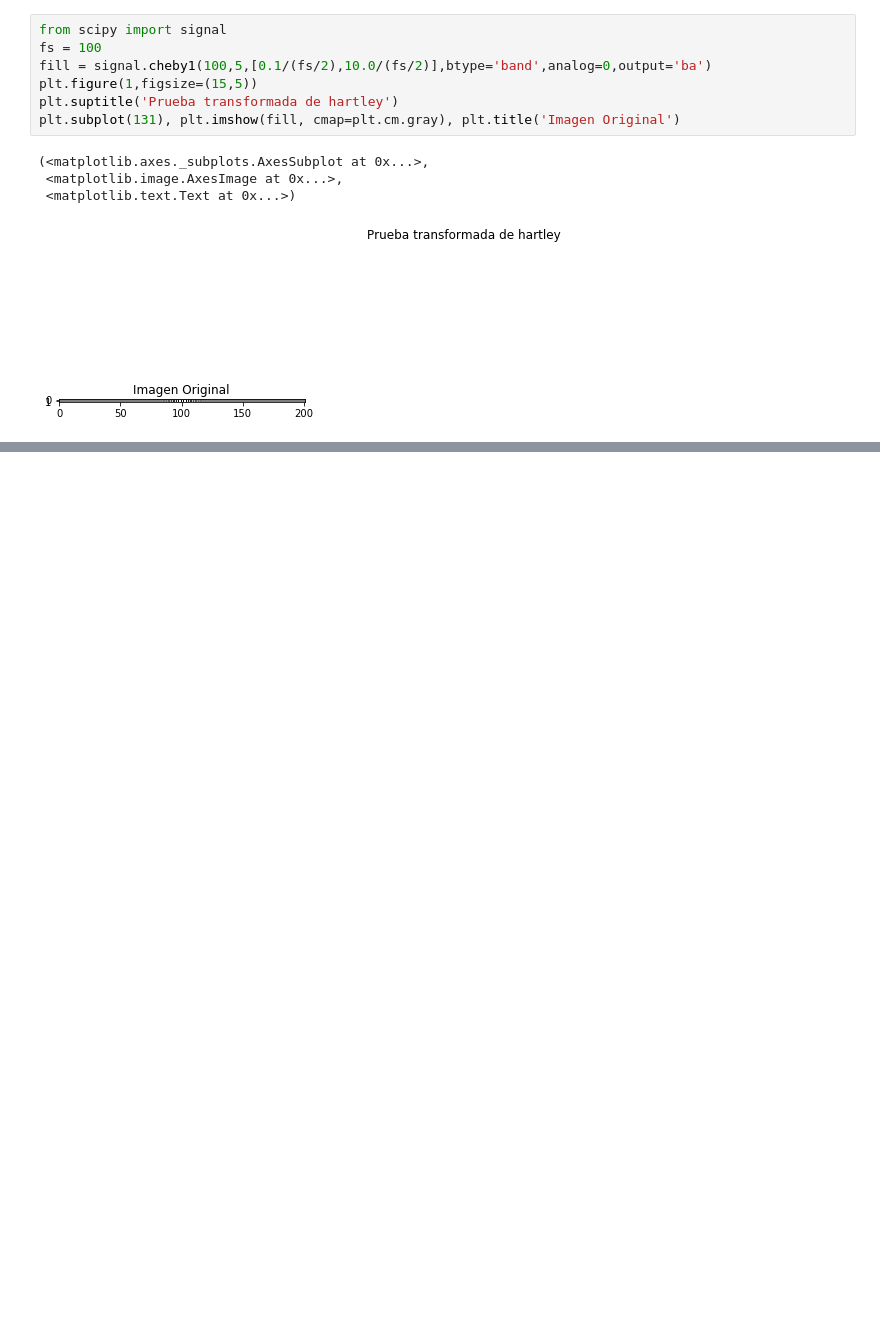
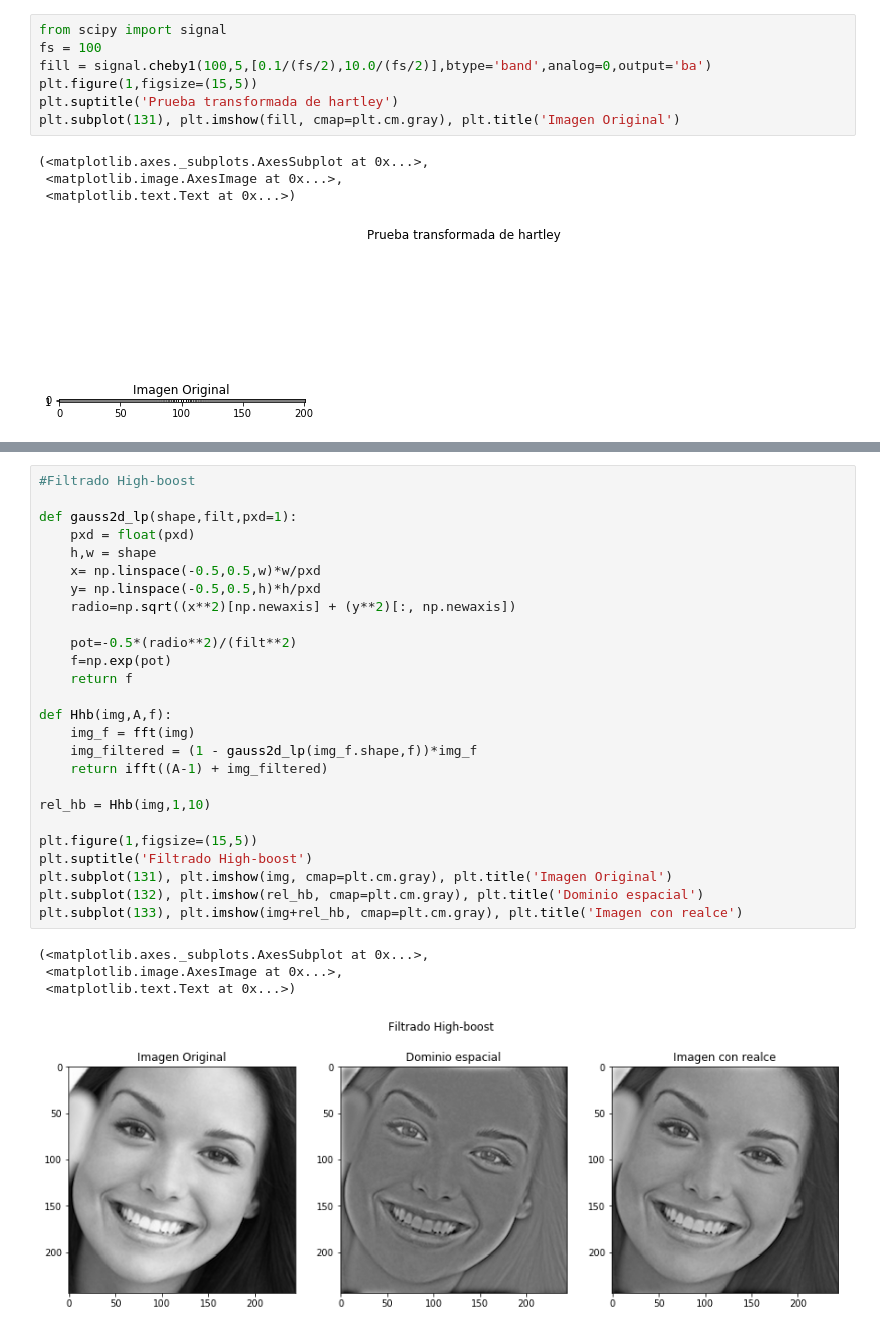
Before and after one commit to seradiazpin/MachineVisionUnal, a Jupyter notebook: Tarea5/Tarea5.ipynb, the cells around one changed output, grey strips where cells are left out. Saved outputs shown, nothing was run; the diff lists cells and outputs as text; blank space fills up the shorter version.

```diff
--- a/Tarea5/Tarea5.ipynb
+++ b/Tarea5/Tarea5.ipynb
@@ -40,0 +93,31 @@ plt.subplot(131), plt.imshow(fill, cmap=plt.cm.gray), plt.title('Imagen Original
+# %%
+#Filtrado High-boost
+
+def gauss2d_lp(shape,filt,pxd=1):
+    pxd = float(pxd)
+    h,w = shape
+    x= np.linspace(-0.5,0.5,w)*w/pxd
+    y= np.linspace(-0.5,0.5,h)*h/pxd
+    radio=np.sqrt((x**2)[np.newaxis] + (y**2)[:, np.newaxis])
+
+    pot=-0.5*(radio**2)/(filt**2)
+    f=np.exp(pot)
+    return f
+
+def Hhb(img,A,f):
+    img_f = fft(img)
+    img_filtered = (1 - gauss2d_lp(img_f.shape,f))*img_f
+    return ifft((A-1) + img_filtered)
+
+rel_hb = Hhb(img,1,10)
+
+plt.figure(1,figsize=(15,5))
+plt.suptitle('Filtrado High-boost')
+plt.subplot(131), plt.imshow(img, cmap=plt.cm.gray), plt.title('Imagen Original')
+plt.subplot(132), plt.imshow(rel_hb, cmap=plt.cm.gray), plt.title('Dominio espacial')
+plt.subplot(133), plt.imshow(img+rel_hb, cmap=plt.cm.gray), plt.title('Imagen con realce')
+# %% [output]
+(<matplotlib.axes._subplots.AxesSubplot at 0x...>,
+ <matplotlib.image.AxesImage at 0x...>,
+ <matplotlib.text.Text at 0x...>)
+[figure, added]
```
Also changed, not shown: parts of 3 cells of this notebook, 1 other file.
